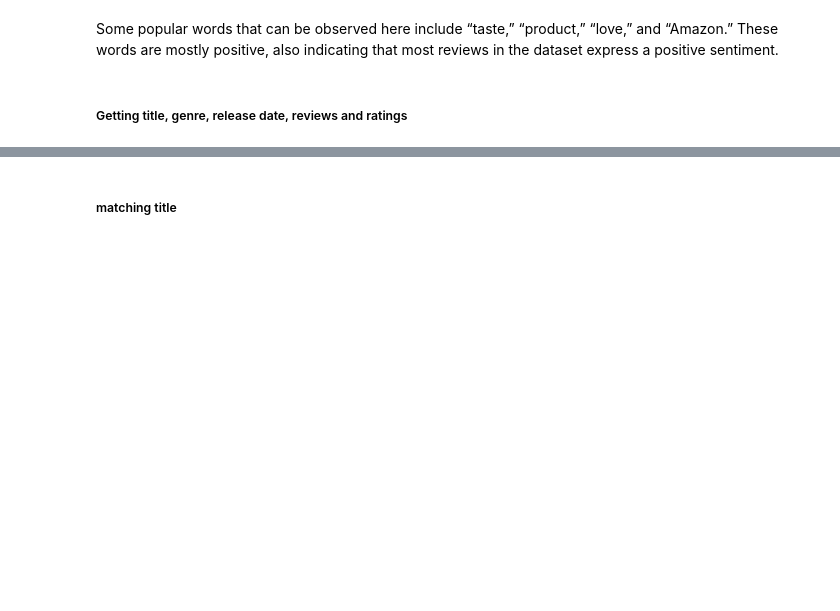
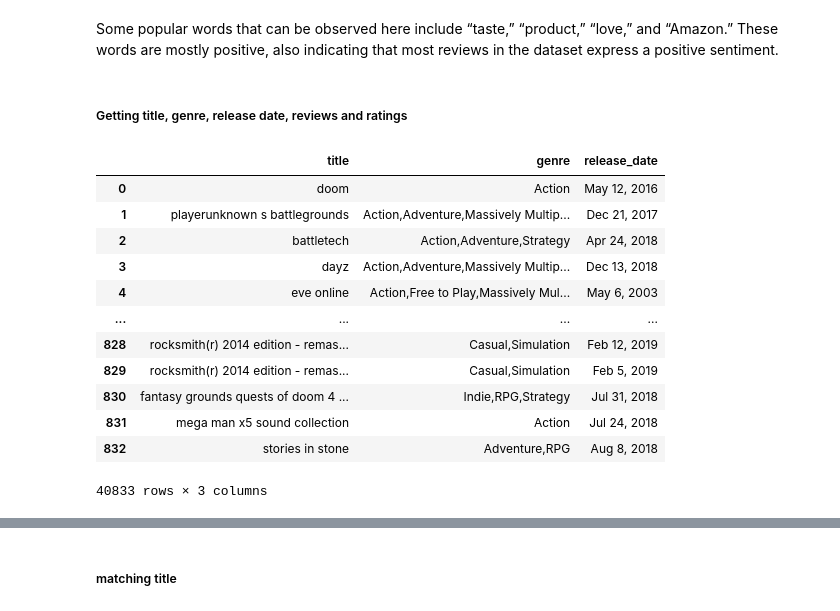
Before and after one commit to pyaepyaelily/videoGame, a Jupyter notebook: videoGame.ipynb, the cells around one changed output, grey strips where cells are left out. Drawn from its saved outputs; the diff is of its cells as text; code cells hidden in the pictures; blank space fills up the shorter version.

```diff
--- a/videoGame.ipynb
+++ b/videoGame.ipynb
@@ -179,3 +117,19 @@ df
 Some popular words that can be observed here include “taste,” “product,” “love,” and “Amazon.” These words are mostly positive, also indicating that most reviews in the dataset express a positive sentiment.
 # %% [markdown]
 ##### Getting title, genre, release date, reviews and ratings
+# %%
+steamGames
+# %% [output]
+|  | title | genre | release_date |
+| 0 | doom | Action | May 12, 2016 |
+| 1 | playerunknown s battlegrounds | Action,Adventure,Massively Multip... | Dec 21, 2017 |
+| 2 | battletech | Action,Adventure,Strategy | Apr 24, 2018 |
+| 3 | dayz | Action,Adventure,Massively Multip... | Dec 13, 2018 |
+| 4 | eve online | Action,Free to Play,Massively Mul... | May 6, 2003 |
+| ... | ... | ... | ... |
+| 828 | rocksmith(r) 2014 edition - remas... | Casual,Simulation | Feb 12, 2019 |
+| 829 | rocksmith(r) 2014 edition - remas... | Casual,Simulation | Feb 5, 2019 |
+| 830 | fantasy grounds quests of doom 4 ... | Indie,RPG,Strategy | Jul 31, 2018 |
+| 831 | mega man x5 sound collection | Action | Jul 24, 2018 |
+| 832 | stories in stone | Adventure,RPG | Aug 8, 2018 |
+40833 rows × 3 columns
```
Also changed, not shown: parts of 27 cells of this notebook.
